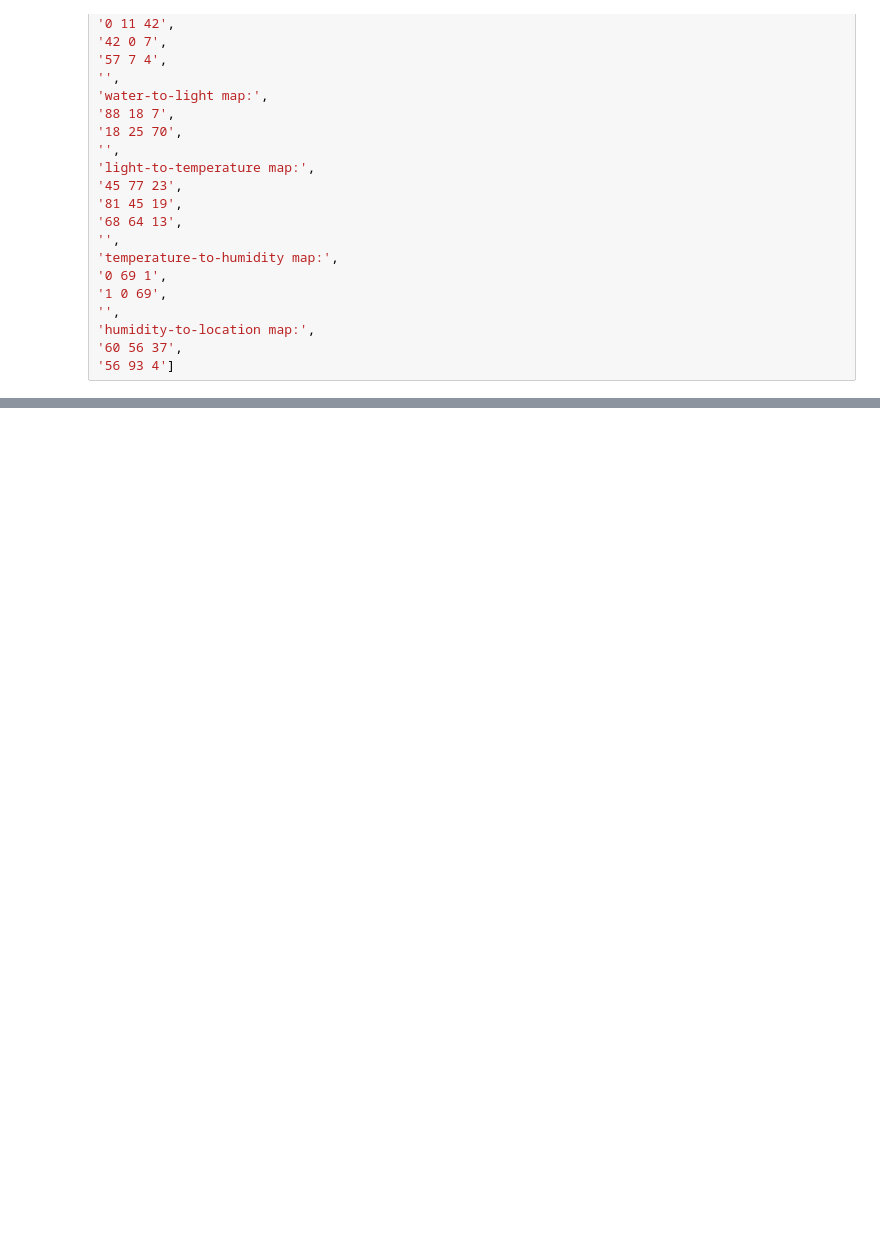
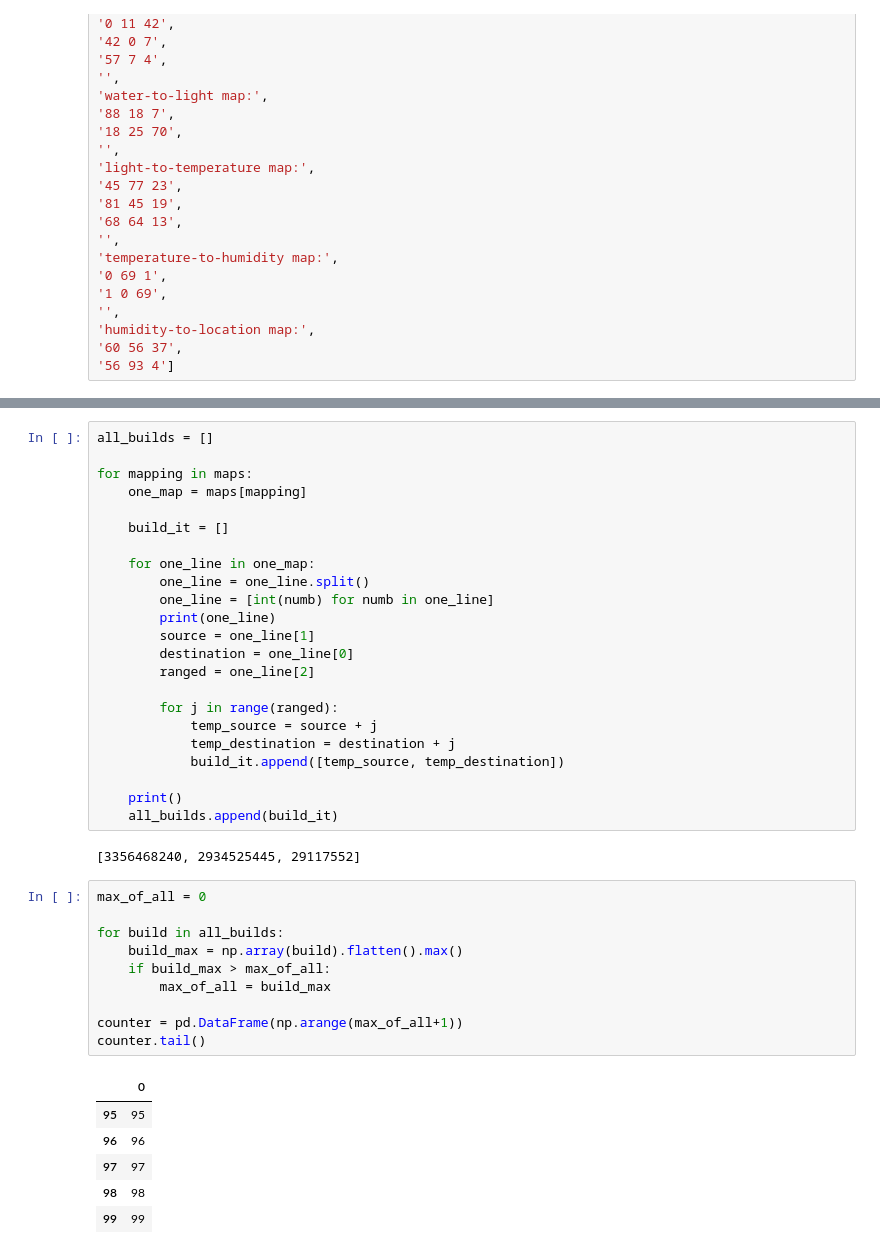
Before and after one commit to misty-garcia/advent-of-code-2023, a Jupyter notebook: day_05.ipynb, the cells around one changed output, grey strips where cells are left out. Cells and saved outputs as stored; diff of their text form; blank space fills up the shorter version.

```diff
--- a/day_05.ipynb
+++ b/day_05.ipynb
@@ -166,0 +242,42 @@ for mapping in maps:
+# %%
+all_builds = []
+
+for mapping in maps:
+    one_map = maps[mapping]
+
+    build_it = []
+
+    for one_line in one_map:
+        one_line = one_line.split()
+        one_line = [int(numb) for numb in one_line]
+        print(one_line)
+        source = one_line[1]
+        destination = one_line[0]
+        ranged = one_line[2]
+
+        for j in range(ranged):
+            temp_source = source + j
+            temp_destination = destination + j
+            build_it.append([temp_source, temp_destination])
+
+    print()
+    all_builds.append(build_it)
+# %% [output]
+[3356468240, 2934525445, 29117552]
+# %%
+max_of_all = 0
+
+for build in all_builds:
+    build_max = np.array(build).flatten().max()
+    if build_max > max_of_all:
+        max_of_all = build_max
+
+counter = pd.DataFrame(np.arange(max_of_all+1))
+counter.tail()
+# %% [output]
+|  | 0 |
+| 95 | 95 |
+| 96 | 96 |
+| 97 | 97 |
+| 98 | 98 |
+| 99 | 99 |
```
Also changed, not shown: parts of 11 cells of this notebook.
